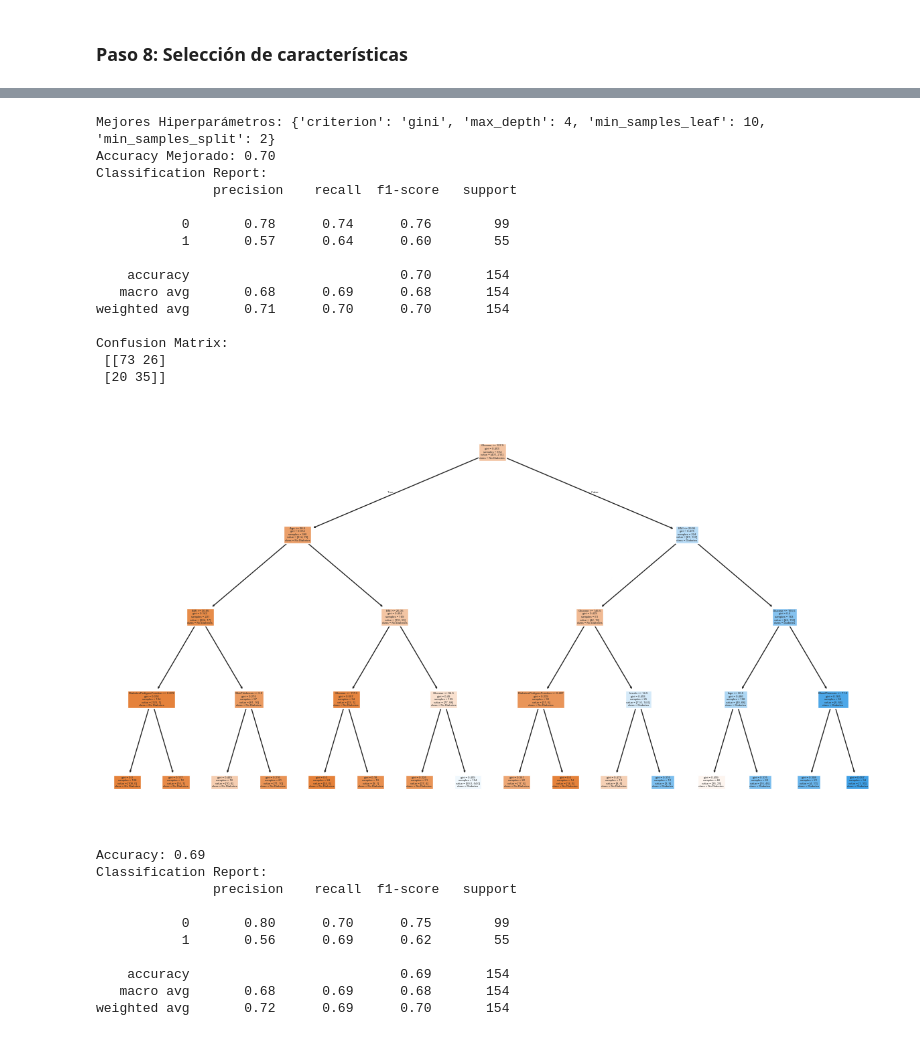
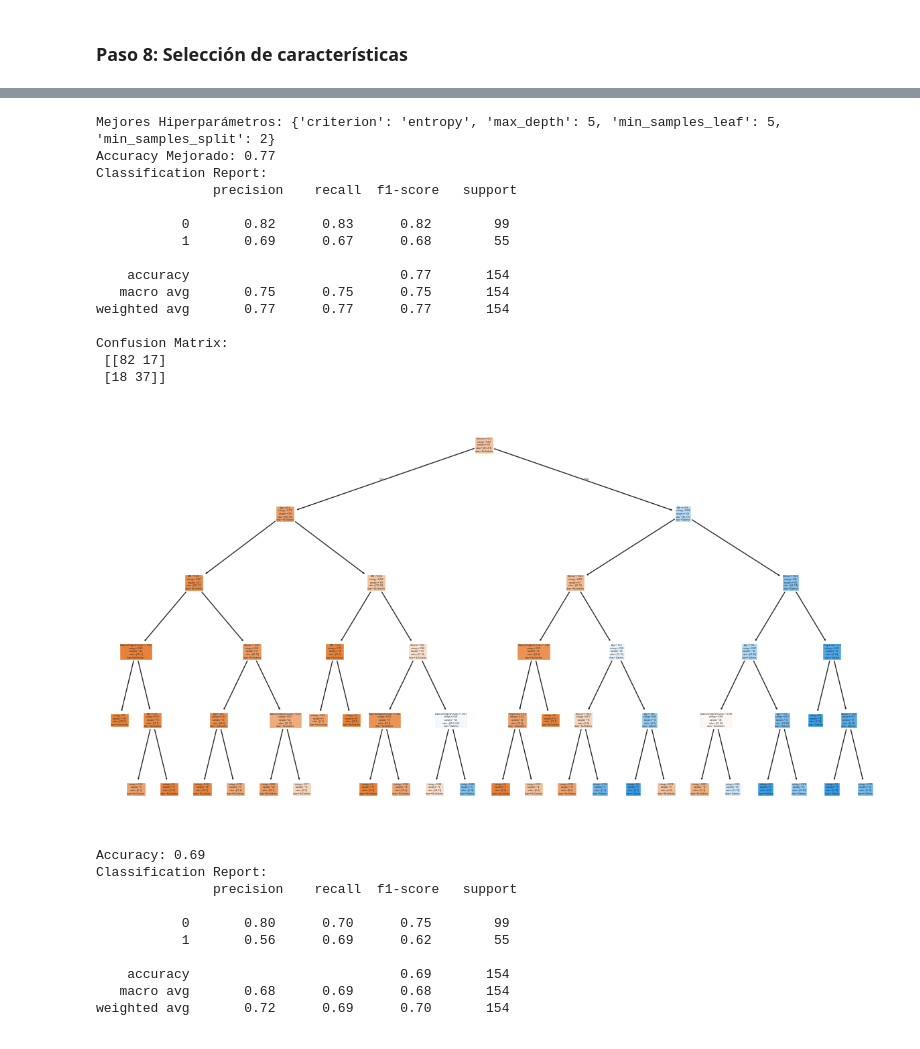
Before and after one commit to 4GeeksAcademy/-rbol-de-decisiones-machine-learning-python-template, a Jupyter notebook: src/explore.ipynb, the cells around one changed output, grey strips where cells are left out. Cells and saved outputs as stored; diff of their text form; code cells hidden in the pictures.

```diff
--- a/src/explore.ipynb
+++ b/src/explore.ipynb
@@ -452,3 +452,19 @@ X_train_con_outliers.head()
 | 231 | 6 | 134 | 80 | 37 | 370 | 46.2 | 0.238 | 46 |
 # %% [markdown]
 ### Paso 8: Selección de características
+# %%
+# Con un valor de k = 5 (podemos elegir cualquier otro valor) decimos implícitamente que queremos eliminar 2 características del conjunto de datos
+selection_model = SelectKBest(f_classif, k = 5)
+selection_model.fit(X_train_con_outliers, y_train)
+
+ix = selection_model.get_support()
+X_train_sel = pd.DataFrame(selection_model.transform(X_train_con_outliers), columns = X_train_con_outliers.columns.values[ix])
+X_test_sel = pd.DataFrame(selection_model.transform(X_test_con_outliers), columns = X_test_con_outliers.columns.values[ix])
+
+# GUARDO X_train_sel.columns
+import json
+
+with open("feature_selection_k_5.json", "w") as f:
+  json.dump(X_train_sel.columns.tolist(), f)
+
+X_train_sel.head()
@@ -492,47 +515,47 @@ param_grid = {
 tree_model = DecisionTreeClassifier(random_state=42)
 
 # Realizar la búsqueda de hiperparámetros con GridSearchCV
 grid_search = GridSearchCV(tree_model, param_grid, cv=5, scoring="accuracy", n_jobs=-1)
-grid_search.fit(X_train, y_train)
+grid_search.fit(X_train_sel, y_train)
 
 # Obtener los mejores hiperparámetros
 best_params = grid_search.best_params_
 print("Mejores Hiperparámetros:", best_params)
 
 # Entrenar el modelo con los mejores hiperparámetros
 best_tree_model = DecisionTreeClassifier(**best_params, random_state=42)
-best_tree_model.fit(X_train, y_train)
+best_tree_model.fit(X_train_sel, y_train)
 
 # Hacer predicciones
-y_pred = best_tree_model.predict(X_test)
+y_pred = best_tree_model.predict(X_test_sel)
 
 # Evaluar el modelo
 accuracy = accuracy_score(y_test, y_pred)
 print(f"Accuracy Mejorado: {accuracy:.2f}")
 print("Classification Report:\n", classification_report(y_test, y_pred))
 print("Confusion Matrix:\n", confusion_matrix(y_test, y_pred))
 
 # Visualizar el mejor árbol de decisión
 plt.figure(figsize=(15, 8))
-plot_tree(best_tree_model, feature_names=X.columns, class_names=["No Diabetes", "Diabetes"], filled=True)
+plot_tree(best_tree_model, feature_names=X_train_sel.columns, class_names=["No Diabetes", "Diabetes"], filled=True)
 plt.show()
 # %% [output]
-Mejores Hiperparámetros: {'criterion': 'gini', 'max_depth': 4, 'min_samples_leaf': 10, 'min_samples_split': 2}
-Accuracy Mejorado: 0.70
+Mejores Hiperparámetros: {'criterion': 'entropy', 'max_depth': 5, 'min_samples_leaf': 5, 'min_samples_split': 2}
+Accuracy Mejorado: 0.77
 Classification Report:
                precision    recall  f1-score   support
 
-           0       0.78      0.74      0.76        99
-           1       0.57      0.64      0.60        55
+           0       0.82      0.83      0.82        99
+           1       0.69      0.67      0.68        55
 
-    accuracy                           0.70       154
-   macro avg       0.68      0.69      0.68       154
-weighted avg       0.71      0.70      0.70       154
+    accuracy                           0.77       154
+   macro avg       0.75      0.75      0.75       154
+weighted avg       0.77      0.77      0.77       154
 
 Confusion Matrix:
- [[73 26]
- [20 35]]
+ [[82 17]
+ [18 37]]
-[figure, old version]
+[figure, new version]
 # %%
 # Separar variables predictoras (X) y la variable objetivo (y)
 X = total_data.drop(columns=["Outcome"])  # Eliminar la columna de resultado
```
Also changed, not shown: parts of 4 cells of this notebook.
